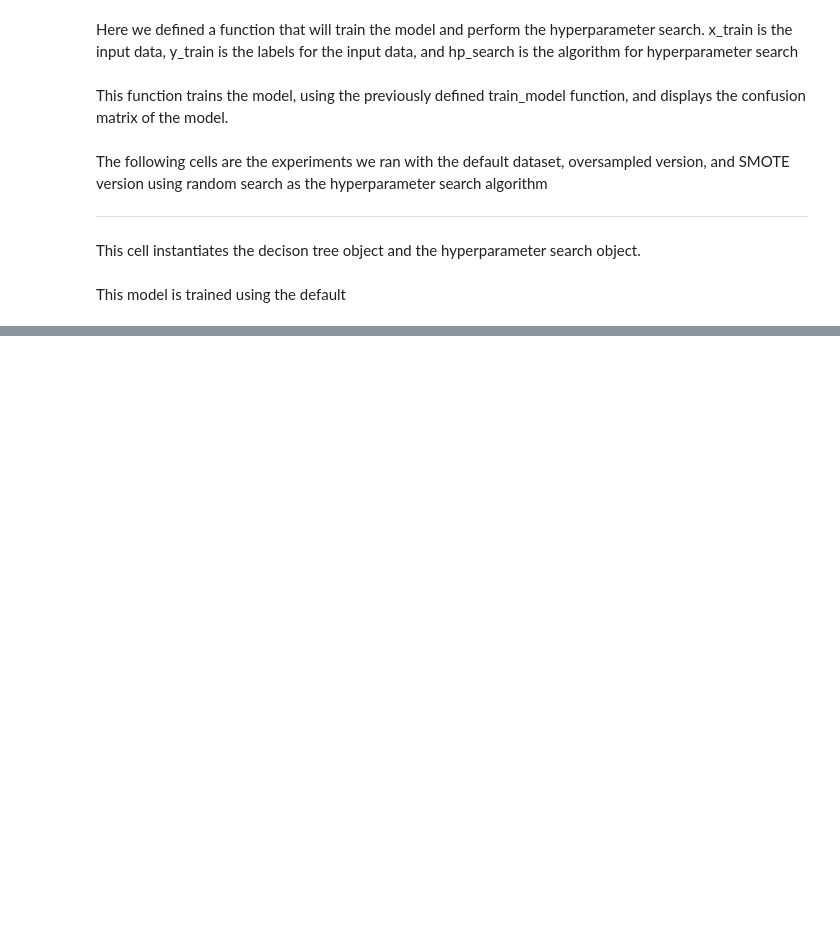
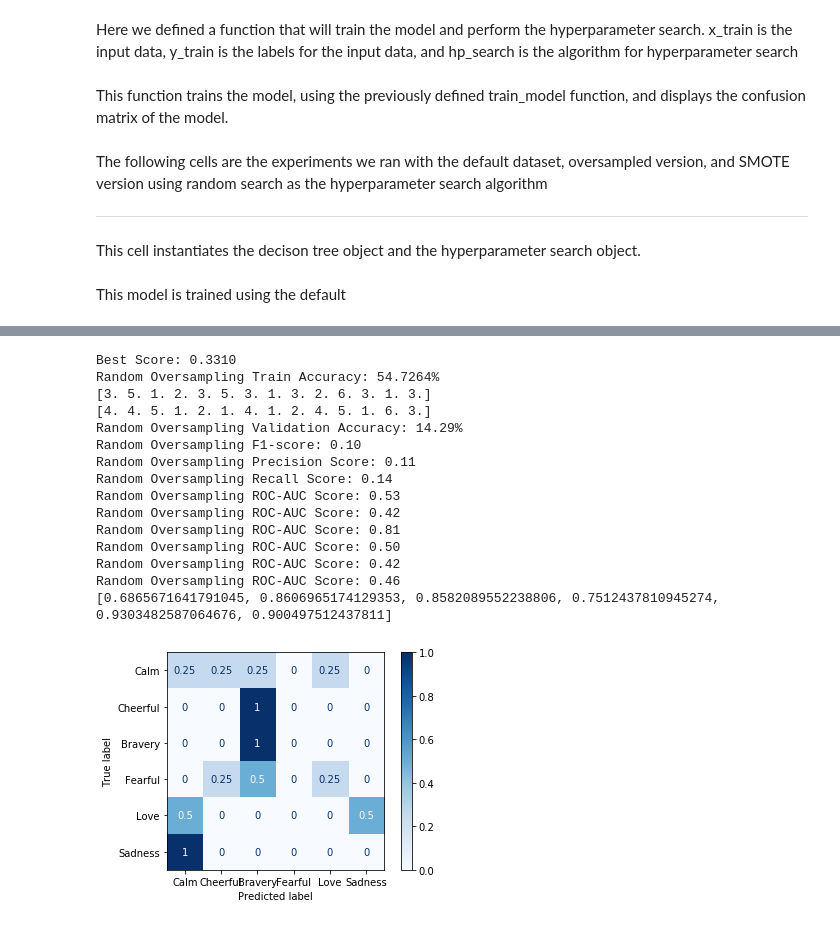
Before and after one commit to gracielnunciob/XLB48, a Jupyter notebook: Notebooks/Training/6way/Decision Tree Classifier Hyperparameter Search.ipynb, the cells around one changed output, grey strips where cells are left out. Drawn from its saved outputs; the diff is of its cells as text; code cells hidden in the pictures; blank space fills up the shorter version.

```diff
--- a/Notebooks/Training/6way/Decision Tree Classifier Hyperparameter Search.ipynb
+++ b/Notebooks/Training/6way/Decision Tree Classifier Hyperparameter Search.ipynb
@@ -221,0 +226,22 @@ SMOTE ROC-AUC Score: 0.56
+# %%
+os_rules = []
+os_rules = extract_ruleset(
+        os_rules,x_os,y_os,x_val,y_val,rscv,features,\
+        themes,"Random Oversampling")
+# %% [output]
+Best Score: 0.3310
+Random Oversampling Train Accuracy: 54.7264%
+[3. 5. 1. 2. 3. 5. 3. 1. 3. 2. 6. 3. 1. 3.]
+[4. 4. 5. 1. 2. 1. 4. 1. 2. 4. 5. 1. 6. 3.]
+Random Oversampling Validation Accuracy: 14.29%
+Random Oversampling F1-score: 0.10
+Random Oversampling Precision Score: 0.11
+Random Oversampling Recall Score: 0.14
+Random Oversampling ROC-AUC Score: 0.53
+Random Oversampling ROC-AUC Score: 0.42
+Random Oversampling ROC-AUC Score: 0.81
+Random Oversampling ROC-AUC Score: 0.50
+Random Oversampling ROC-AUC Score: 0.42
+Random Oversampling ROC-AUC Score: 0.46
+[0.6865671641791045, 0.8606965174129353, 0.8582089552238806, 0.7512437810945274, 0.9303482587064676, 0.900497512437811]
+[figure, added]
```
Also changed, not shown: parts of 20 cells of this notebook, 41 other files.
